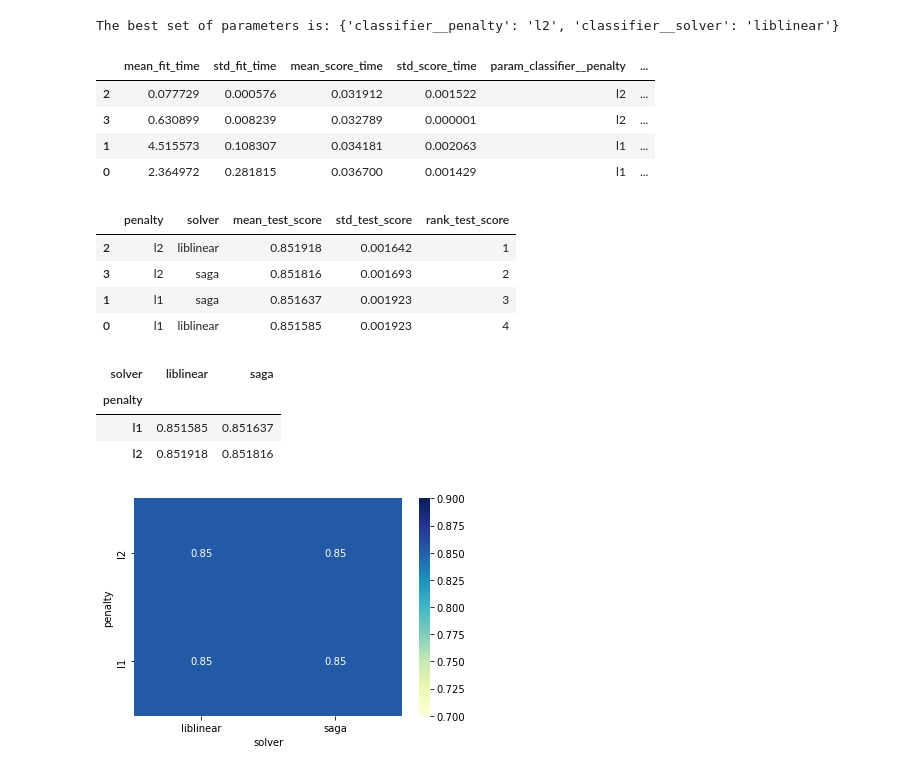
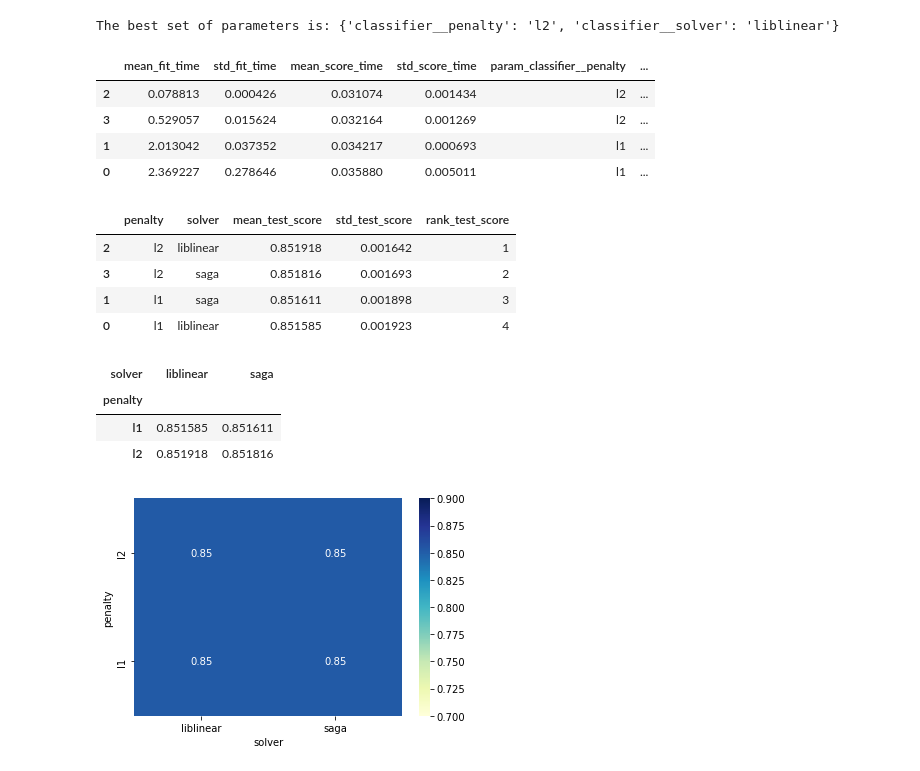
Before and after one commit to wq2021/Machine_learning_with_sklearn, a Jupyter notebook: ML_project.ipynb, the cells around one changed output. Drawn from its saved outputs; the diff is of its cells as text; code cells hidden in the pictures.

```diff
--- a/ML_project.ipynb
+++ b/ML_project.ipynb
@@ -539,7 +539,7 @@ preprocessor = ColumnTransformer([
     ('one-hot-encoder', OneHotEncoder(handle_unknown="ignore"), categorical_columns),
     ('standard_scaler', StandardScaler(), numerical_columns)])
 
-classifier_lr = LogisticRegression(max_iter=500, random_state=42)
+classifier_lr = LogisticRegression(random_state=42, max_iter=200)
 
 model = make_pipeline(preprocessor, classifier_lr)
 model
@@ -708,12 +749,12 @@ param_grid = {
     'classifier__solver': ['liblinear', 'saga']
     }
 
-model = Pipeline([
+model_grid = Pipeline([
     ("preprocessor", preprocessor),
     ("classifier", classifier_lr)
     ])
 
-model_grid_search = GridSearchCV(model, param_grid=param_grid, n_jobs=2, cv=2)
+model_grid_search = GridSearchCV(model_grid, param_grid=param_grid, n_jobs=2, cv=2)
 model_grid_search.fit(data_train, target_train)
 # %% [output]
 GridSearchCV(cv=2,
@@ -752,39 +793,36 @@ grid_search_cv_results = pd.DataFrame(model_grid_search.cv_results_).sort_values
 grid_search_cv_results.head()
 # %% [output]
 |  | mean_fit_time | std_fit_time | mean_score_time | std_score_time | param_classifier__penalty | ... |
-| 2 | 0.077729 | 0.000576 | 0.031912 | 0.001522 | l2 | ... |
-| 3 | 0.630899 | 0.008239 | 0.032789 | 0.000001 | l2 | ... |
-| 1 | 4.515573 | 0.108307 | 0.034181 | 0.002063 | l1 | ... |
-| 0 | 2.364972 | 0.281815 | 0.036700 | 0.001429 | l1 | ... |
+| 2 | 0.078813 | 0.000426 | 0.031074 | 0.001434 | l2 | ... |
+| 3 | 0.529057 | 0.015624 | 0.032164 | 0.001269 | l2 | ... |
+| 1 | 2.013042 | 0.037352 | 0.034217 | 0.000693 | l1 | ... |
+| 0 | 2.369227 | 0.278646 | 0.035880 | 0.005011 | l1 | ... |
 # %%
 # get the parameter names
 column_results = [f"param_{name}" for name in param_grid.keys()]
-column_results += [
-    "mean_test_score", "std_test_score", "rank_test_score"]
+column_results += ["mean_test_score", "std_test_score", "rank_test_score"]
 grid_search_cv_results = grid_search_cv_results[column_results]
 
 def shorten_param(param_name):
     if "__" in param_name:
         return param_name.rsplit("__", 1)[1]
     return param_name
 
 grid_search_cv_results = grid_search_cv_results.rename(shorten_param, axis=1)
 grid_search_cv_results
 # %% [output]
 |  | penalty | solver | mean_test_score | std_test_score | rank_test_score |
 | 2 | l2 | liblinear | 0.851918 | 0.001642 | 1 |
 | 3 | l2 | saga | 0.851816 | 0.001693 | 2 |
-| 1 | l1 | saga | 0.851637 | 0.001923 | 3 |
+| 1 | l1 | saga | 0.851611 | 0.001898 | 3 |
 | 0 | l1 | liblinear | 0.851585 | 0.001923 | 4 |
 # %%
-pivoted_cv_results = grid_search_cv_results.pivot_table(
-    values="mean_test_score", index=["penalty"],
-    columns=["solver"])
+pivoted_cv_results = grid_search_cv_results.pivot_table(values="mean_test_score", index=["penalty"],columns=["solver"])
 pivoted_cv_results
 # %% [output]
 | solver | liblinear | saga |
 | penalty |  |  |
-| l1 | 0.851585 | 0.851637 |
+| l1 | 0.851585 | 0.851611 |
 | l2 | 0.851918 | 0.851816 |
 # %%
 ax = sns.heatmap(pivoted_cv_results, annot=True, cmap="YlGnBu", vmin=0.7,vmax=0.9)
```
Also changed, not shown: parts of 21 cells of this notebook.
